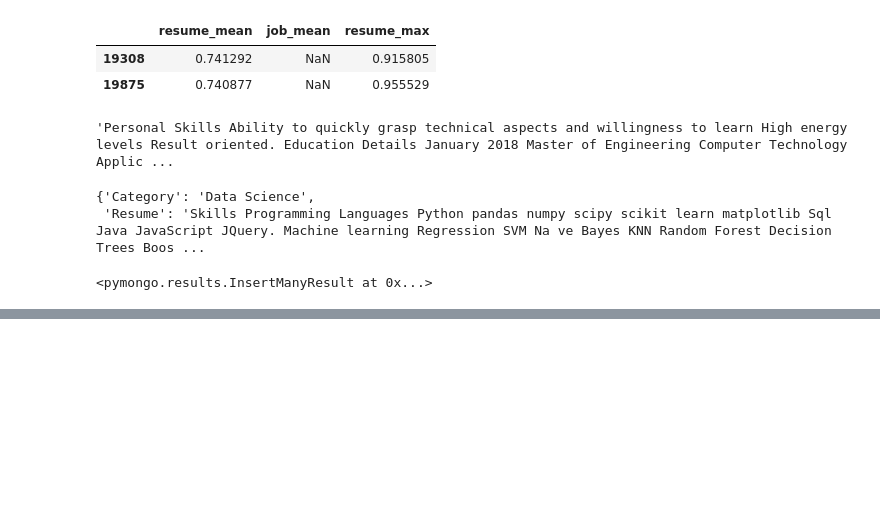
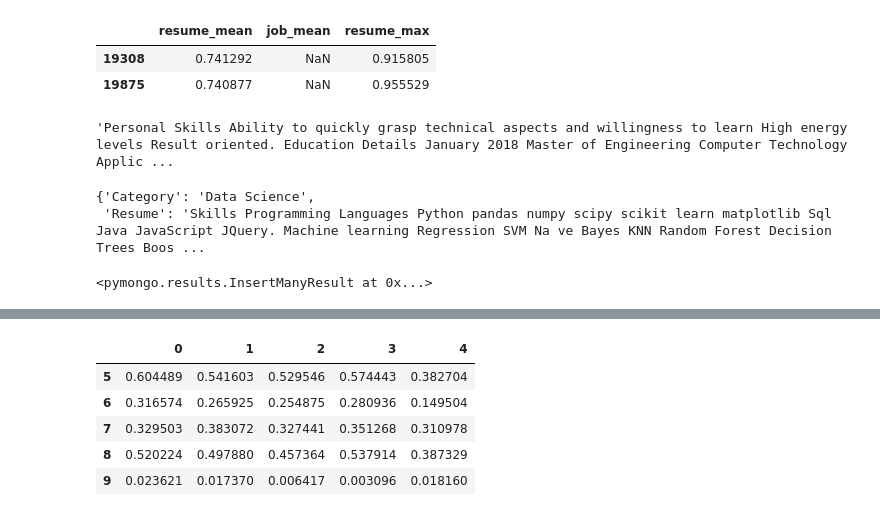
Before and after one commit to joelwwiggins/Website-Project, a Jupyter notebook: job_desc_resume.ipynb, the cells around one changed output, grey strips where cells are left out. Saved outputs shown, nothing was run; the diff lists cells and outputs as text; code cells hidden in the pictures; blank space fills up the shorter version.

Commit message:
added cosign data to dataframe

```diff
--- a/job_desc_resume.ipynb
+++ b/job_desc_resume.ipynb
@@ -32,6 +53,11 @@ post=jobs_import_clean['jobpost']
 cv = CountVectorizer()
 count_matrix = cv.fit_transform(post)
 cosine_sim = cosine_similarity(count_matrix)
+# %%
+post=jobs_import_clean['jobpost']
+cv = CountVectorizer()
+count_matrix = cv.fit_transform(post)
+cosine_sim = cosine_similarity(count_matrix)
 # %%
 # use cosign similary to see how similar all resumes are to other resumes
 resume_desc=resume_import_clean['Resume']
@@ -126,0 +198,5 @@ Database(MongoClient(host=['localhost:27017'], document_class=dict, tz_aware=Fal
+# %%
+five_post=post.iloc[:5]
+five_resume_desc=resume_desc.iloc[:5]
+short_stack=pd.concat([five_post,five_resume_desc],ignore_index=True)
+short_stack
@@ -126,0 +215,25 @@ Database(MongoClient(host=['localhost:27017'], document_class=dict, tz_aware=Fal
+# %%
+five_postdf=pd.DataFrame(five_post)
+five_resume_descdf=pd.DataFrame(five_resume_desc)
+count_matrix_five_postdf = cv.fit_transform(five_postdf)
+count_matrix_five_resume_descdf = cv.fit_transform(five_resume_descdf)
+cosine_sim_short_stack=pd.concat([five_post,five_resume_desc],ignore_index=True)
+cosine_sim_short_stackdf=pd.DataFrame(cosine_sim_short_stack)
+#fit_transform the short list data
+cosine_sim_short_stackdf_fit=cv.fit_transform(short_stack)
+
+cosine_sim_short_stack_score=cosine_similarity(cosine_sim_short_stackdf_fit)
+cosine_sim_short_stack_score_df=pd.DataFrame(cosine_sim_short_stack_score)
+cosine_sim_short_stack_score_df
+short_cos=cosine_sim_short_stack_score_df.iloc[5:,:5]
+short_cos
+# cosine_sim_short_stack = cosine_similarity(count_matrix_five_postdf,count_matrix_five_resume_descdf)
+# cosine_sim_short_stackdf=pd.DataFrame(cosine_sim_short_stack)
+# cosine_sim_short_stackdf.hist()
+# %% [output]
+|  | 0 | 1 | 2 | 3 | 4 |
+| 5 | 0.604489 | 0.541603 | 0.529546 | 0.574443 | 0.382704 |
+| 6 | 0.316574 | 0.265925 | 0.254875 | 0.280936 | 0.149504 |
+| 7 | 0.329503 | 0.383072 | 0.327441 | 0.351268 | 0.310978 |
+| 8 | 0.520224 | 0.497880 | 0.457364 | 0.537914 | 0.387329 |
+| 9 | 0.023621 | 0.017370 | 0.006417 | 0.003096 | 0.018160 |
```
Also changed, not shown: parts of 14 cells of this notebook, 1 other file.
